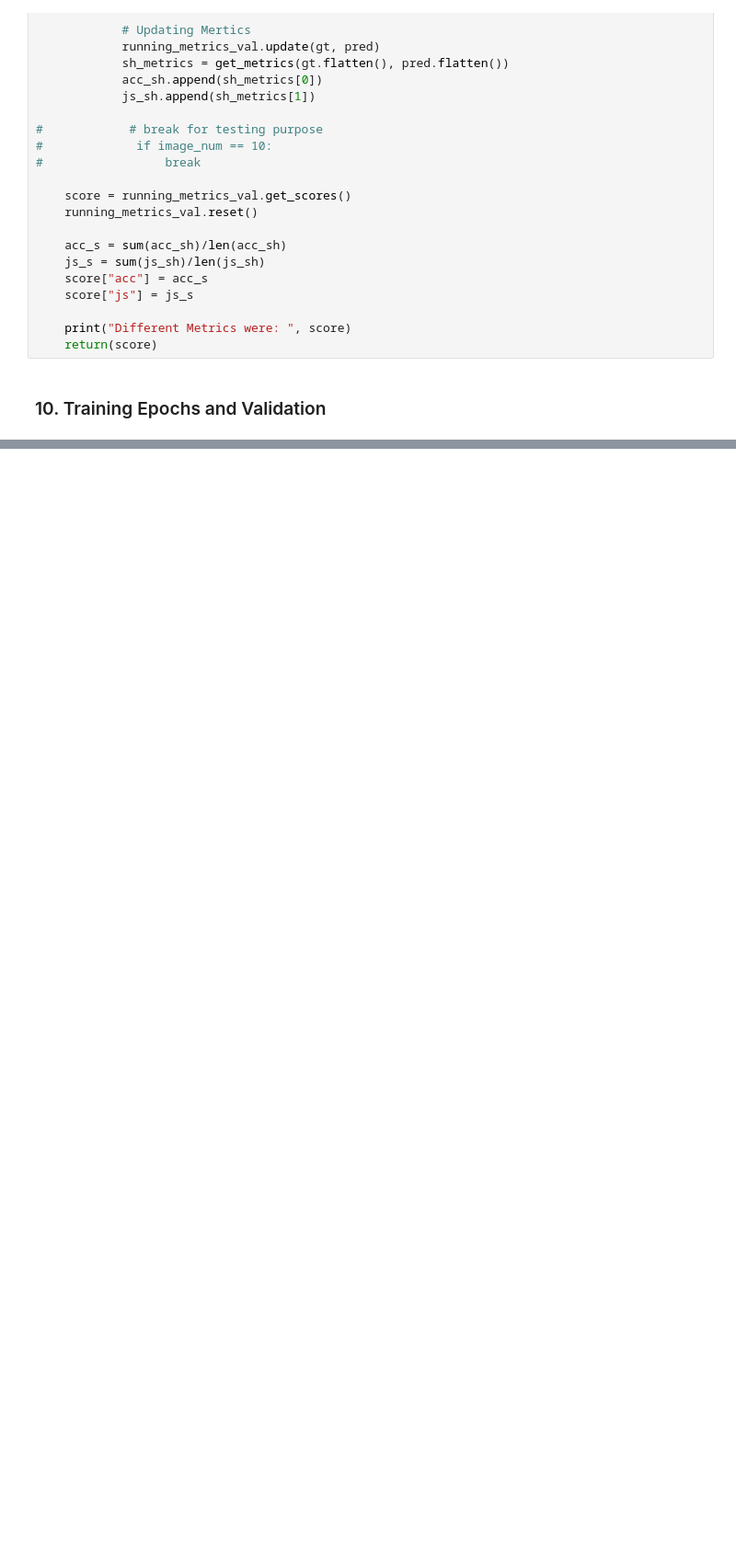
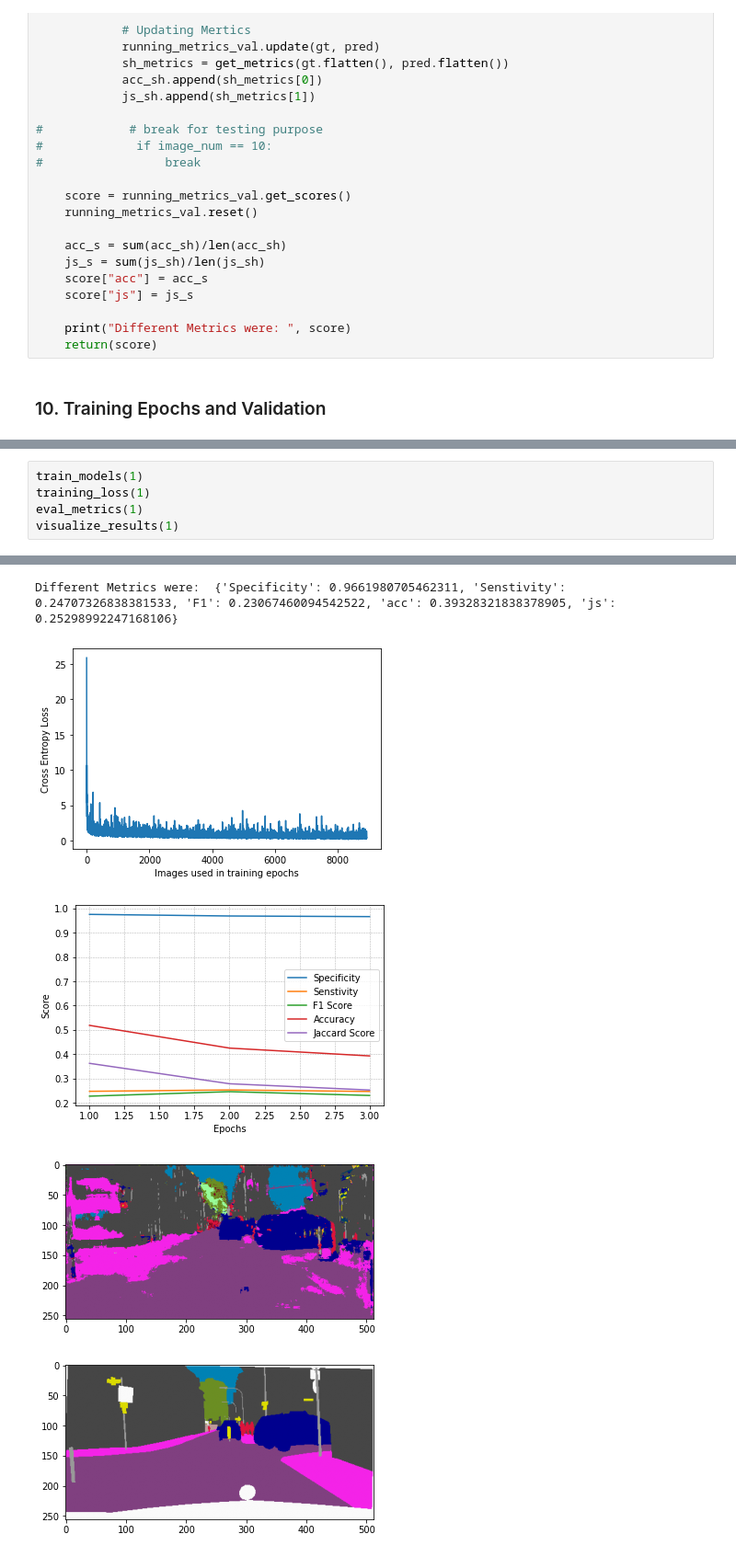
Before and after one commit to erarbuthnot/cisc452project, a Jupyter notebook: model.ipynb, the cells around one changed output, grey strips where cells are left out. Shown at 92% size. Drawn from its saved outputs; the diff is of its cells as text; blank space fills up the shorter version.

```diff
--- a/model.ipynb
+++ b/model.ipynb
@@ -908,0 +788,6 @@ with torch.no_grad():
+# %%
+train_models(1)
+training_loss(1)
+eval_metrics(1)
+visualize_results(1)
+# %% [output]
@@ -908,0 +847,5 @@ with torch.no_grad():
+Different Metrics were:  {'Specificity': 0.9661980705462311, 'Senstivity': 0.24707326838381533, 'F1': 0.23067460094542522, 'acc': 0.39328321838378905, 'js': 0.25298992247168106}
+[figure, added]
+[figure, added]
+[figure, added]
+[figure, added]
```
Also changed, not shown: parts of 16 cells of this notebook.
